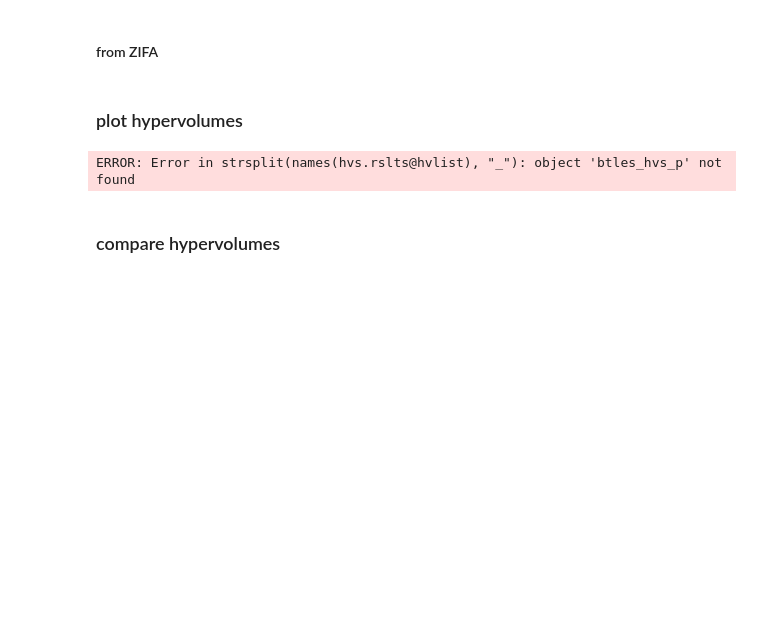
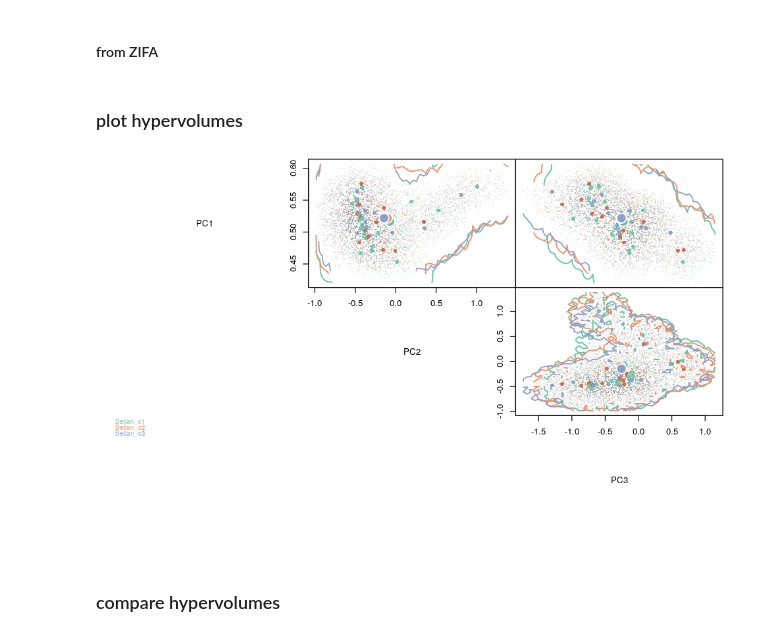
Before and after one commit to dbridg15/masters_project, a Jupyter notebook: Code/comparing_hypervolumes.ipynb, the cells around one changed output. Saved outputs shown, nothing was run; the diff lists cells and outputs as text; code cells hidden in the pictures; blank space fills up the shorter version.

```diff
--- a/Code/comparing_hypervolumes.ipynb
+++ b/Code/comparing_hypervolumes.ipynb
@@ -102,10 +112,10 @@ btles_hvs_p = hvs_rslts(btles_pca@axis, axis = c("PC1", "PC2", "PC3"), "seq", bt
 #btles_hvs_z = hvs_rslts(btles_zifa, axis = c("Z1", "Z2", "Z3"), "seq", btles_cen, method = "gaussian")
 # %% [markdown]
 ### plot hypervolumes
-# %%
-plot_hvs(btles_hvs_p, "D")
-# %% [output]
-ERROR: Error in strsplit(names(hvs.rslts@hvlist), "_"): object 'btles_hvs_p' not found
+# %%
+plot_hvs(trees_hvs_p, "Belian")
+# %% [output]
+[figure, added]
 # %% [markdown]
 ### compare hypervolumes
 # %%
```
Also changed, not shown: parts of 13 cells of this notebook, 17 other files.
